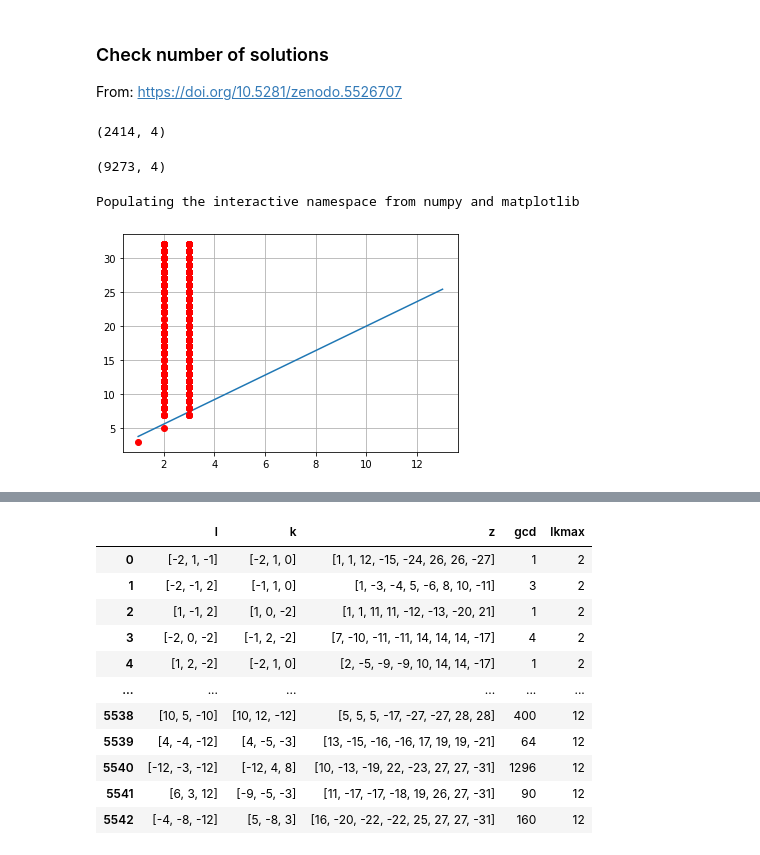
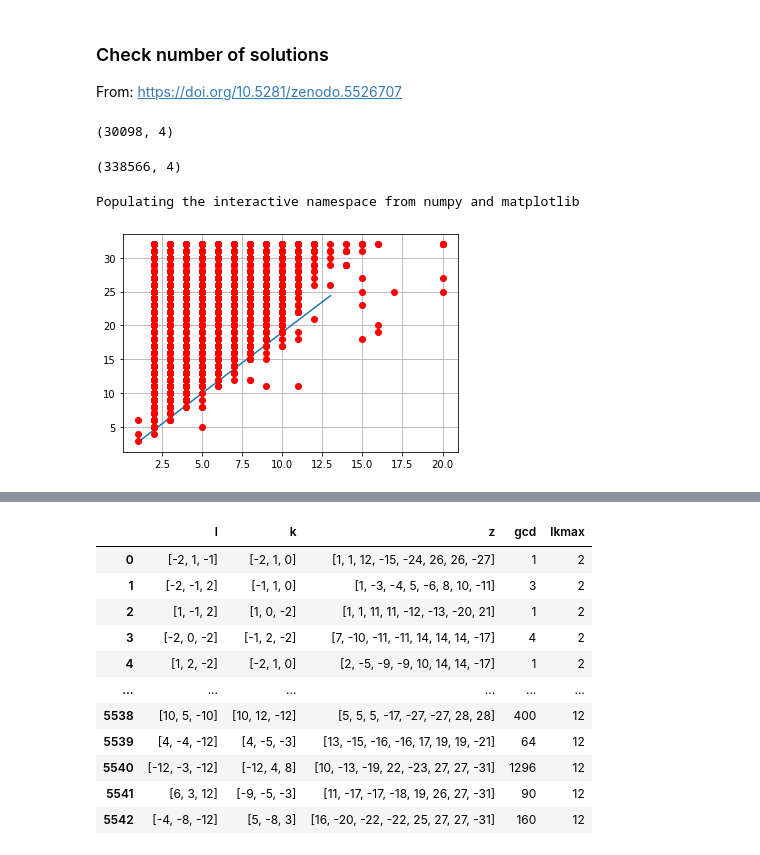
Before and after one commit to restrepo/Advanced_Computation, a Jupyter notebook: Multiprocessing.ipynb, the cells around one changed output, grey strips where cells are left out. Cells and saved outputs as stored; diff of their text form; code cells hidden in the pictures.

```diff
--- a/Multiprocessing.ipynb
+++ b/Multiprocessing.ipynb
@@ -343,35 +343,35 @@ From: https://doi.org/10.5281/zenodo.5526707
 import pandas as pd
 import numpy as np
 # %%
-n=10#'all'
+n='all'#11#'all'
 if n=='all':
-    df=pd.concat( [pd.read_json(f'solution_{n}.json') for n in  range(5,13)] )
+    df=pd.concat( [pd.read_json(f'solution_{n}.json') for n in  range(5,12)] )
 else:
     df=pd.read_json(f'solution_{n}.json')#pd.read_json(f'solution_{n}_bkp.json')
+    df=df[df['z'].apply(len)==n].reset_index(drop=True)
-# %%
-df=df[df['z'].apply(len)==10].reset_index(drop=True)
 # %%
-df[df['z'].str[-1].abs()<=20].shape #6430
+df[df['z'].str[-1].abs()<=20].shape #21201
 # %% [output]
-(2414, 4)
+(30098, 4)
 # %%
 df['zs']=df['z'].astype(str)
 df=df.drop_duplicates('zs').drop('zs',axis='columns').reset_index(drop=True)
-#141826
+#665460
 df.shape
 # %% [output]
-(9273, 4)
+(338566, 4)
 # %%
 df['lkmax']=df.apply(lambda row: np.abs(list(row['l'])+list(row['k'])).max(),axis='columns')
 # %%
 %pylab inline
 # %% [output]
 Populating the interactive namespace from numpy and matplotlib
-# %%
-x=np.linspace(1,13)
-plt.plot(x,1.8*x+2)
-plt.plot(df['lkmax'],df['z'].str[-1].abs(),'ro')
-#plt.colorbar()
-plt.grid()
-# %% [output]
-[figure, removed]
+# %%
+x=np.linspace(1,13)
+#plt.plot(x,1.8*x+2)
+plt.plot(x,1.8*x+1)
+plt.plot(df['lkmax'],df['z'].str[-1].abs(),'ro')
+#plt.colorbar()
+plt.grid()
+# %% [output]
+[figure, added]
```
Also changed, not shown: parts of 9 cells of this notebook.
